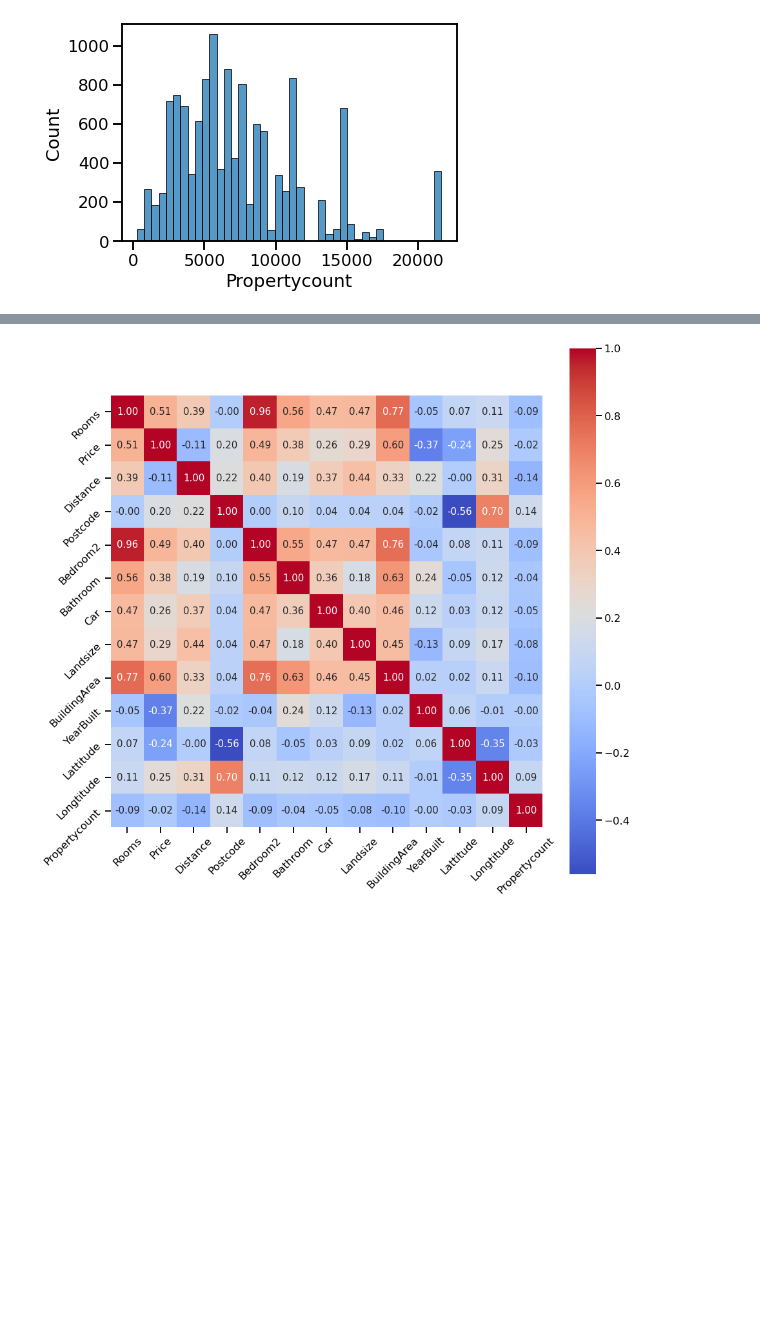
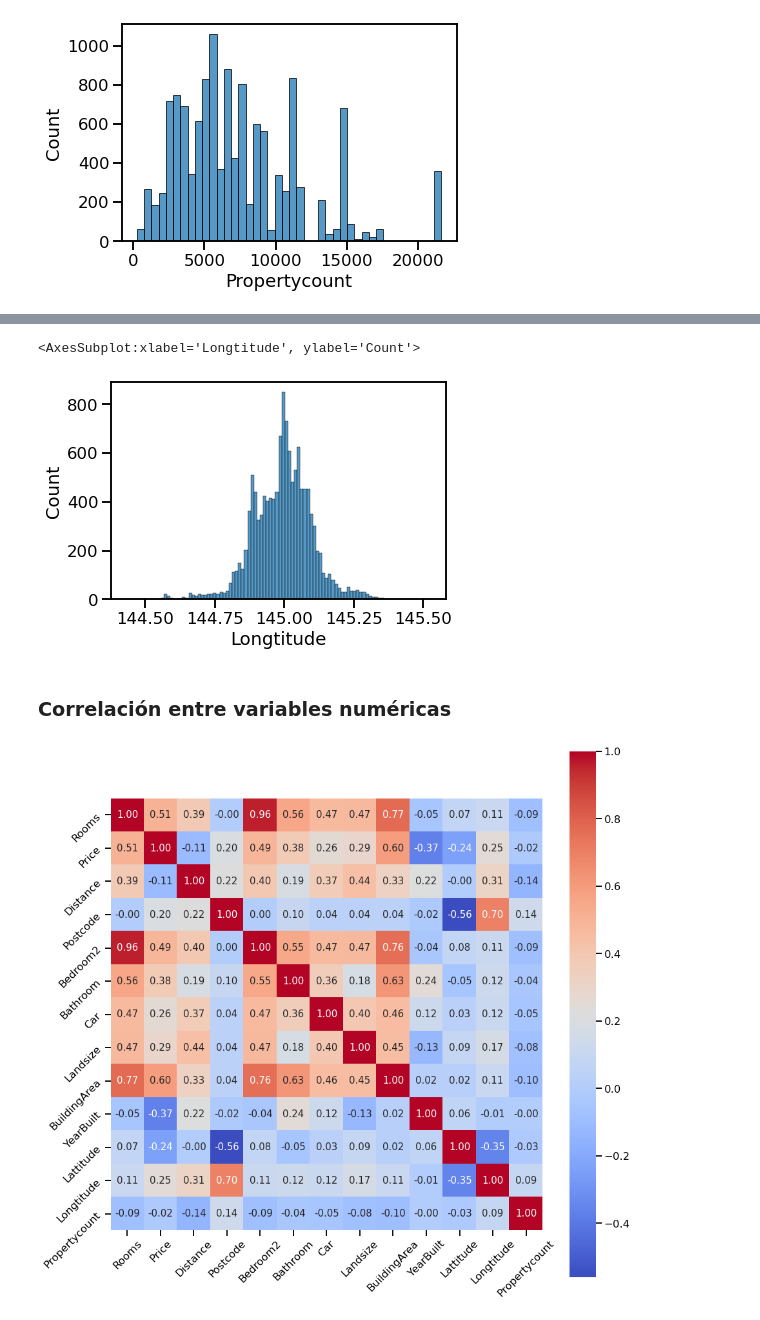
Before and after one commit to estebanarr/TP2_exploracion_curacion_datos, a Jupyter notebook: Entregable_Parte_1.ipynb, the cells around one changed output, grey strips where cells are left out. Cells and saved outputs as stored; diff of their text form; code cells hidden in the pictures; blank space fills up the shorter version.

```diff
--- a/Entregable_Parte_1.ipynb
+++ b/Entregable_Parte_1.ipynb
@@ -229,3 +236,10 @@ sns.histplot(melb_df2.Propertycount)  #representa la cantidad de propiedades que
+# %%
+sns.histplot(melb_df2.Longtitude) #No posee valores nulos y su distribución es normal, con pocos valores extremos
+# %% [output]
+<AxesSubplot:xlabel='Longtitude', ylabel='Count'>
+[figure, added]
+# %% [markdown]
+### Correlación entre variables numéricas
 # %%
 corr = melb_df2.corr("spearman")  #Debido a que las variables no poseen distribución normal se utilizó el metodo de spearman
 plt.figure(figsize=(15,15))
```
Also changed, not shown: parts of 7 cells of this notebook.
